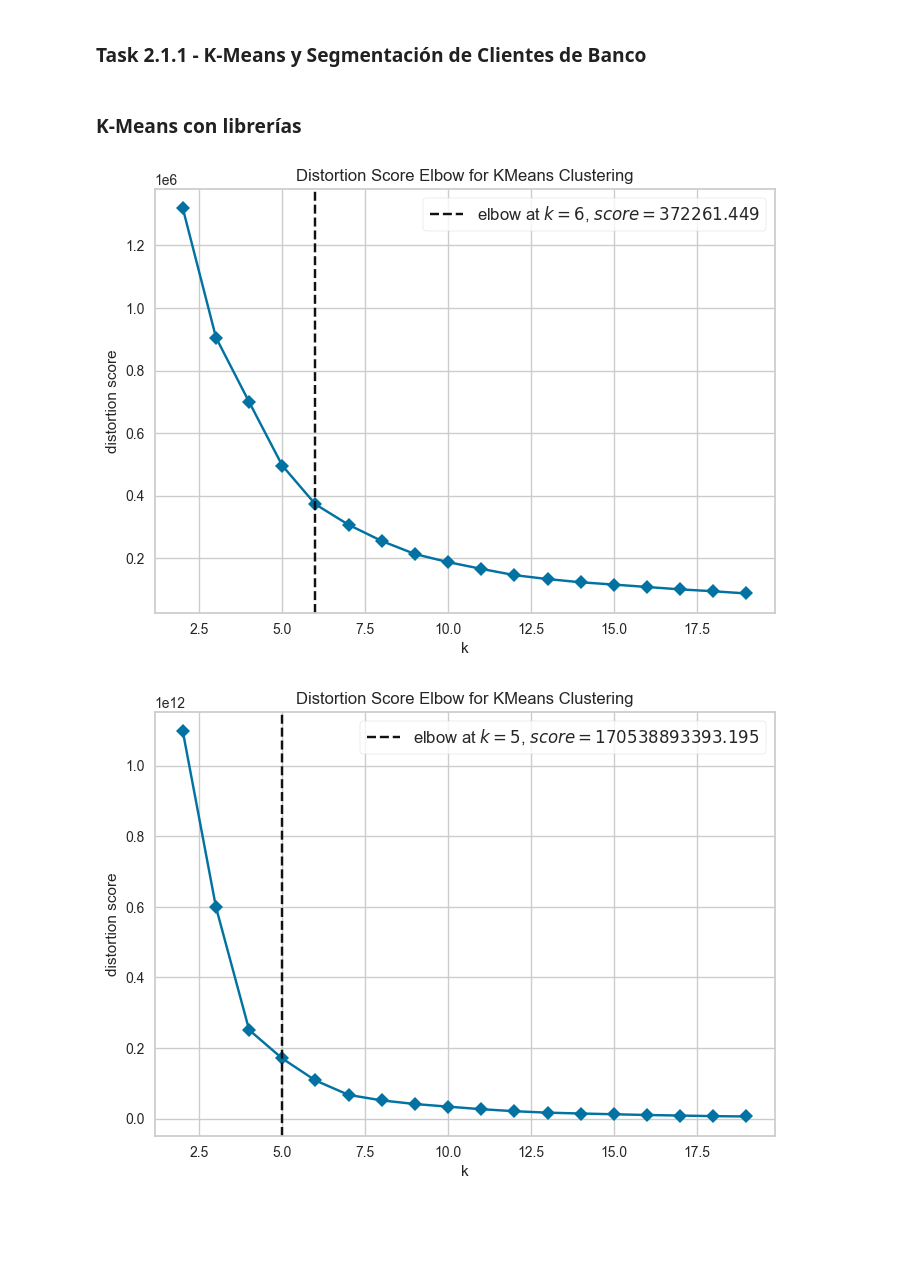
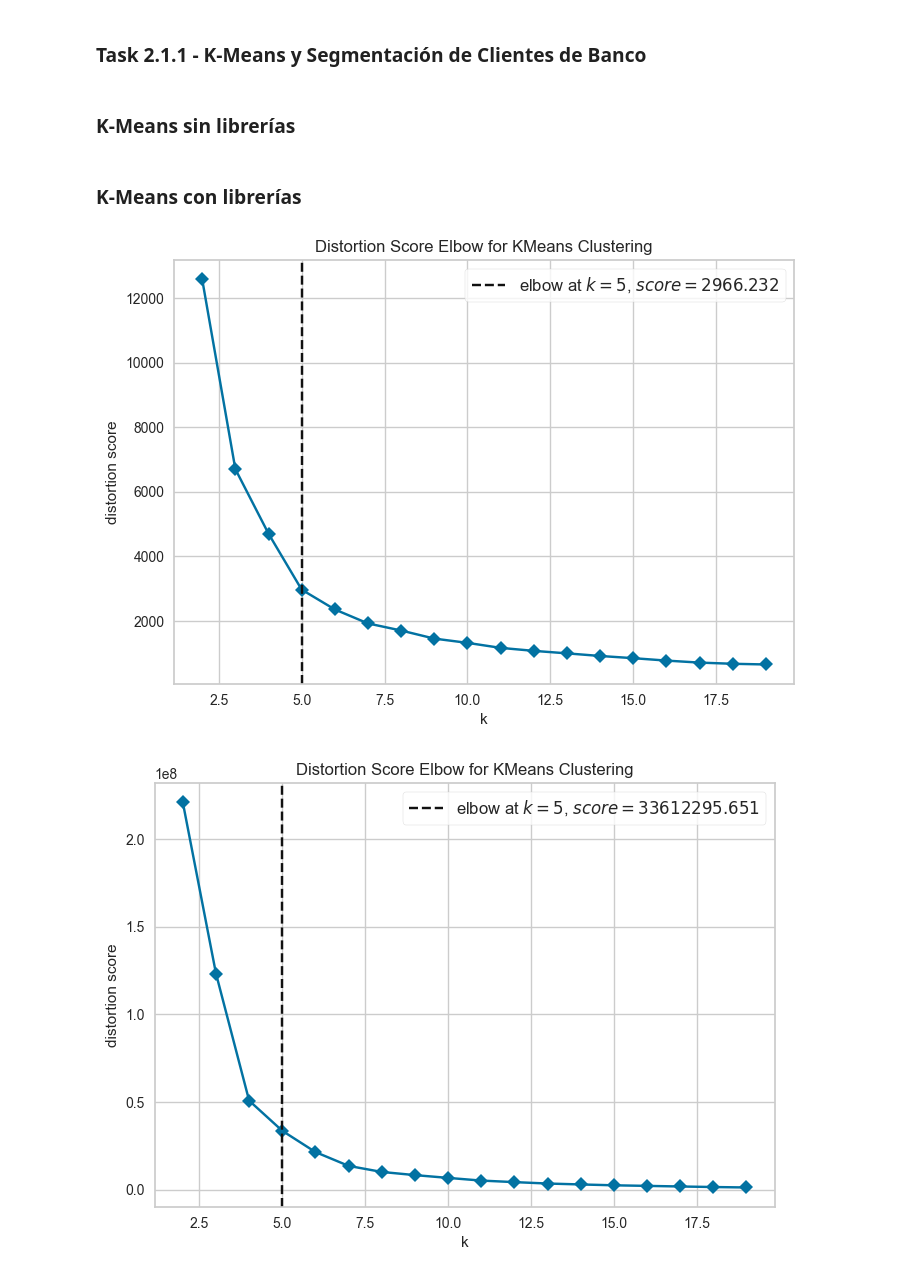
Before and after one commit to DanielMorales1103/Lab4-IA, a Jupyter notebook: lab4.ipynb, the cells around one changed output. Saved outputs shown, nothing was run; the diff lists cells and outputs as text; code cells hidden in the pictures; blank space fills up the shorter version.

```diff
--- a/lab4.ipynb
+++ b/lab4.ipynb
@@ -76,6 +76,7 @@ from sklearn.metrics import silhouette_score, adjusted_rand_score
 import matplotlib.pyplot as plt
 
 df = pd.read_csv('bank_transactions.csv')
+df = df.sample(n=10000,random_state = 42)
 df
 # %% [output]
 |  | TransactionID | CustomerID | CustomerDOB | CustGender | CustLocation | CustAccountBalance | TransactionDate | ... |
@@ -316,30 +316,34 @@ df1.head()
 # %% [markdown]
 ### **Task 2.1.1 - K-Means y Segmentación de Clientes de Banco**
+# %% [markdown]
+### K-Means sin librerías
 # %% [markdown]
 ### K-Means con librerías
 # %%
 import random
 from yellowbrick.cluster import KElbowVisualizer
 from sklearn.cluster import KMeans
 
+df_km = df1.copy()
+
 # Variables de segmentación
-X = df1[['CusAge', 'TransactionAmount (INR)']].values
-Y = df1[['CustLocation', 'TransactionAmount (INR)']].values
+X = df_km[['CusAge', 'TransactionAmount (INR)']].values
+Y = df_km[['CustLocation', 'TransactionAmount (INR)']].values
 
 
 #  KMeans clustering y método del codo
 def perform_elbow_method(X, k_range, title):
     model = KMeans(init='k-means++', random_state=42)
     visualizer = KElbowVisualizer(model, k=k_range, timings=False)
     visualizer.fit(X)
     plt.title(title)
     visualizer.show()
 
 perform_elbow_method(X, k_range=(2, 20), title='Método del codo para el cluster de la edad de clientes')
 perform_elbow_method(Y, k_range=(2, 20), title='Método del codo para el cluster de la locación de clientes ')
 # %% [output]
-[figure, old version]
+[figure, new version]
-[figure, old version]
+[figure, new version]
 # %%
 # Cluster KMean  y centroides
 def kmeans_clustering(X, num_clusters):
```
Also changed, not shown: parts of 16 cells of this notebook.
